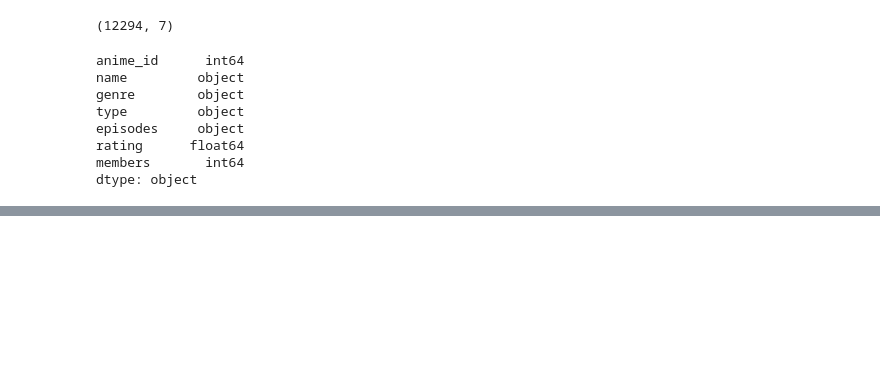
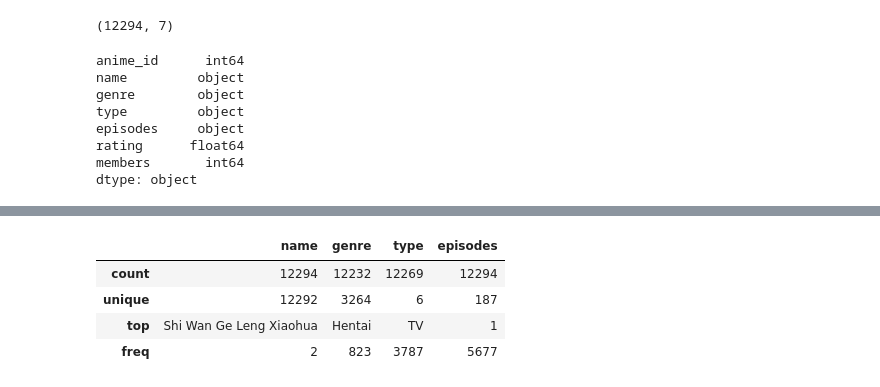
Before and after one commit to AkiBae4891/DS-Unit-1-Sprint-5-Data-Storytelling-Blog-Post, a Jupyter notebook: Anime_Project_1.ipynb, the cells around one changed output, grey strips where cells are left out. Drawn from its saved outputs; the diff is of its cells as text; code cells hidden in the pictures; blank space fills up the shorter version.

```diff
--- a/Anime_Project_1.ipynb
+++ b/Anime_Project_1.ipynb
@@ -52,0 +58,9 @@ dtype: object
+# %%
+# in 'episodes' column there are 187 unique entries without numbers
+dfanime.describe(exclude='number')
+# %% [output]
+|  | name | genre | type | episodes |
+| count | 12294 | 12232 | 12269 | 12294 |
+| unique | 12292 | 3264 | 6 | 187 |
+| top | Shi Wan Ge Leng Xiaohua | Hentai | TV | 1 |
+| freq | 2 | 823 | 3787 | 5677 |
```
Also changed, not shown: parts of 8 cells of this notebook.
